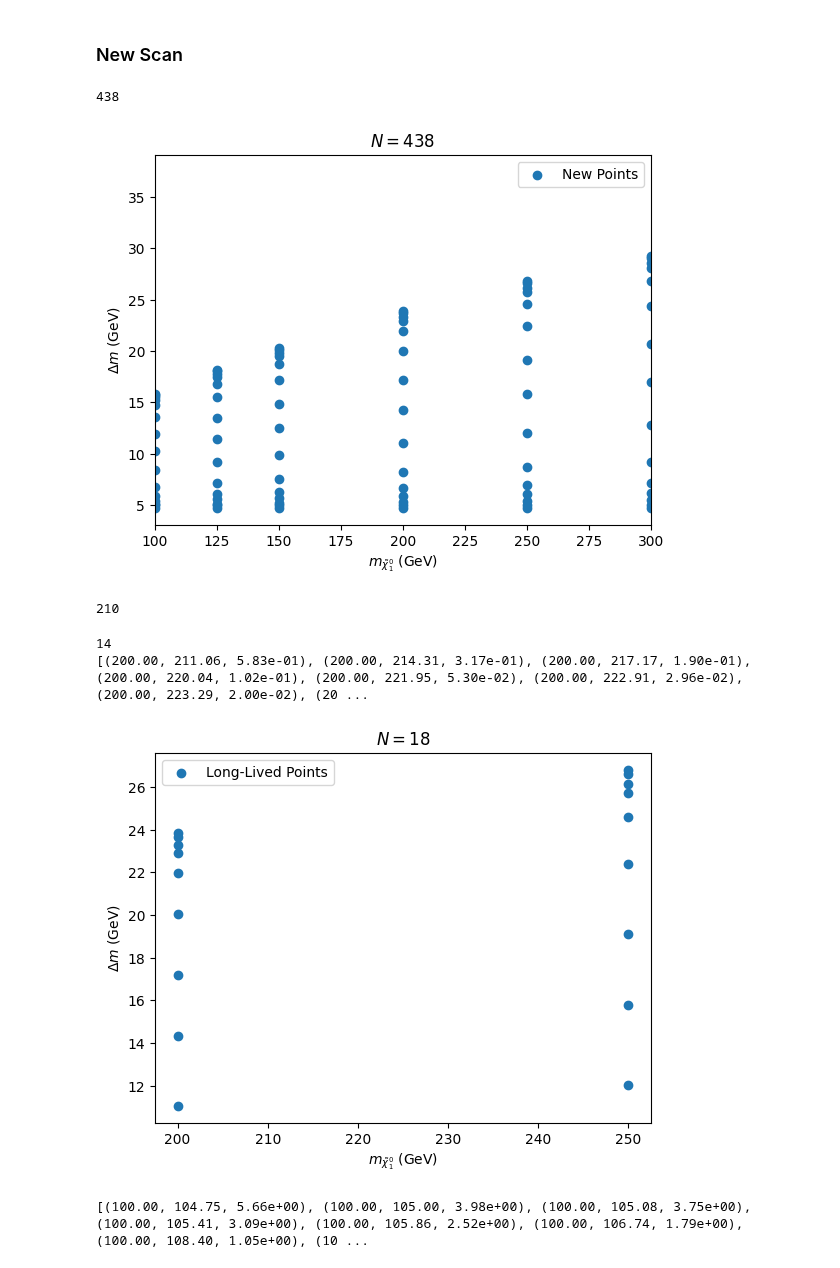
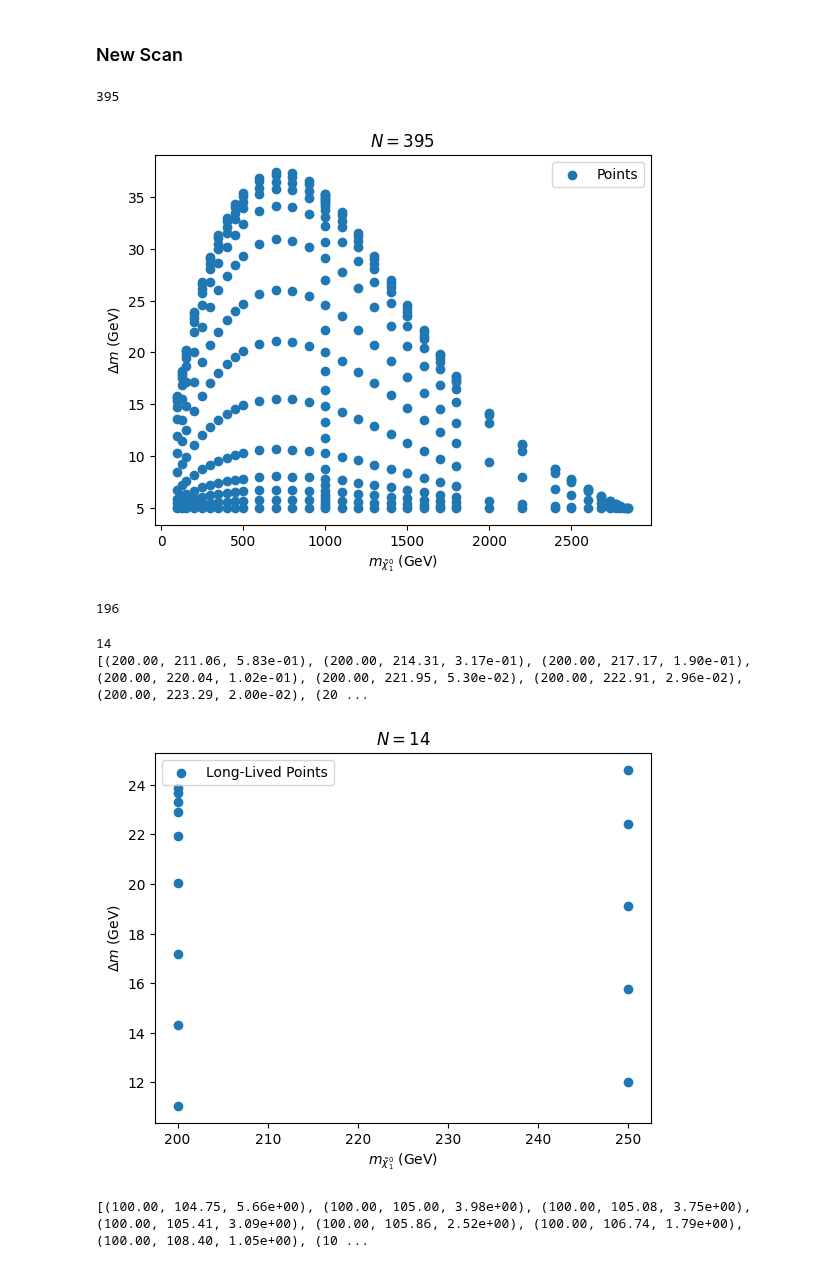
Before and after one commit to andlessa/LLP-CDFO, a Jupyter notebook: massesScan.ipynb, the cells around one changed output. Cells and saved outputs as stored; diff of their text form; code cells hidden in the pictures.

```diff
--- a/massesScan.ipynb
+++ b/massesScan.ipynb
@@ -5,7 +5,8 @@ from plotting.nloSbottomXsec import xsecF
 # %% [markdown]
 ### New Scan
 # %%
-data = np.genfromtxt('./CDFOdata_2112_01499v3_Fig9.dat',skip_header=7)
+# data = np.genfromtxt('./CDFOdata_2112_01499v3_Fig9.dat',skip_header=7)
+data = np.genfromtxt('./CDFOdata_2112_01499v3_Fig9_without_Stable.dat',skip_header=7)
 # %%
 masses_tauNew = []
 lumi = 50.0
@@ -22,27 +23,27 @@ masses_tauNew = sorted(masses_tauNew)
 print(len(masses_tauNew))
 ptsNew = np.array(masses_tauNew)
 # %% [output]
-438
+395
 # %%
 
 mN1 = ptsNew[:,0]
 deltaM = ptsNew[:,1]-mN1
-plt.scatter(mN1,deltaM,label='New Points')
+plt.scatter(mN1,deltaM,label='Points')
 plt.legend()
 # plt.xscale('log')
-plt.xlim(100,300)
+# plt.xlim(100,300)
 # plt.ylim(25.,2000.)
 plt.ylabel(r'$\Delta m$ (GeV)')
 plt.xlabel(r'$m_{\tilde \chi_1^0}$ (GeV)')
 plt.title(r'$N = %i$' %len(ptsNew))
 plt.show()
 # %% [output]
-[figure, old version]
+[figure, new version]
 # %%
 ptsNewLight = ptsNew[ptsNew[:,1] < 1000.]
 print(len(ptsNewLight))
 # %% [output]
-210
+196
 # %%
 # ptsNewLong = ptsNew[(ptsNew[:,0] == 100.0) & ((ptsNew[:,1]-ptsNew[:,0]) > 10.0)]
 ptsNewLong = ptsNew[(ptsNew[:,0] < 300.0)
@@ -70,7 +71,7 @@ plt.xlabel(r'$m_{\tilde \chi_1^0}$ (GeV)')
 plt.title(r'$N = %i$' %len(ptsNewLong))
 plt.show()
 # %% [output]
-[figure, old version]
+[figure, new version]
 # %%
 ptsIni = sorted([("%1.2f" %pt[0], "%1.2f" %pt[1], "%1.2e" %pt[2]) for pt in ptsNewLight])
 print(str(ptsIni).replace("'", ""))
```
Also changed, not shown: 12 other files.
